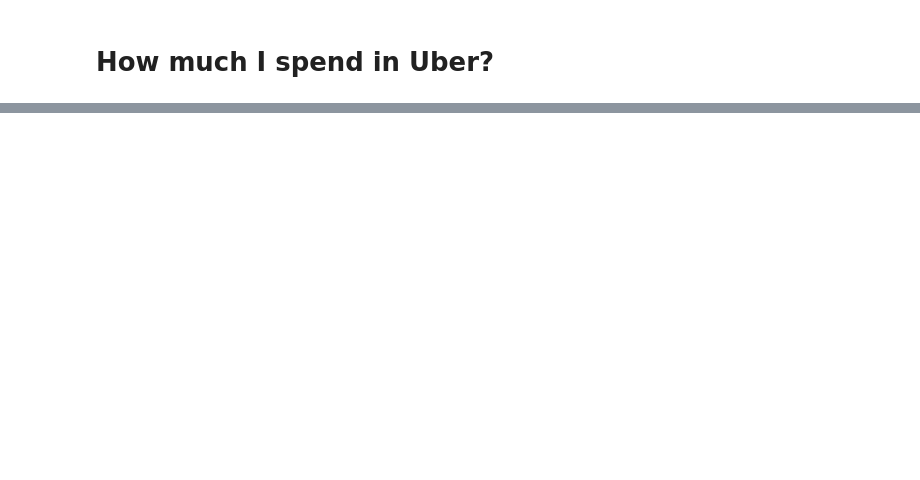
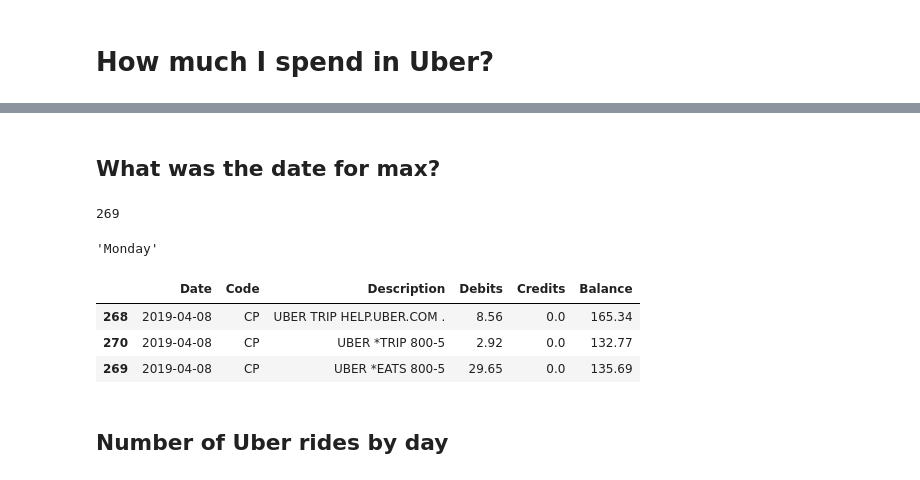
Before and after one commit to andrsGutirrz/Python-Knowledge, a Jupyter notebook: Pandas_walkthrough/Pandas Walkthrough.ipynb, the cells around one changed output, grey strips where cells are left out. Drawn from its saved outputs; the diff is of its cells as text; code cells hidden in the pictures; blank space fills up the shorter version.

```diff
--- a/Pandas_walkthrough/Pandas Walkthrough.ipynb
+++ b/Pandas_walkthrough/Pandas Walkthrough.ipynb
@@ -187,0 +220,19 @@ my_bank[my_bank['Description'].str.contains(pat = 'UBER', regex = True)]
+# %% [markdown]
+## What was the date for max?
+# %%
+uber['Debits'].idxmax()
+# %% [output]
+269
+# %%
+uber.loc[269].Date.day_name()
+# %% [output]
+'Monday'
+# %%
+uber[uber['Date'] == uber.loc[269].Date]
+# %% [output]
+|  | Date | Code | Description | Debits | Credits | Balance |
+| 268 | 2019-04-08 | CP | UBER TRIP HELP.UBER.COM . | 8.56 | 0.0 | 165.34 |
+| 270 | 2019-04-08 | CP | UBER *TRIP 800-5 | 2.92 | 0.0 | 132.77 |
+| 269 | 2019-04-08 | CP | UBER *EATS 800-5 | 29.65 | 0.0 | 135.69 |
+# %% [markdown]
+## Number of Uber rides by day
```
Also changed, not shown: parts of 15 cells of this notebook, 1 other file.
